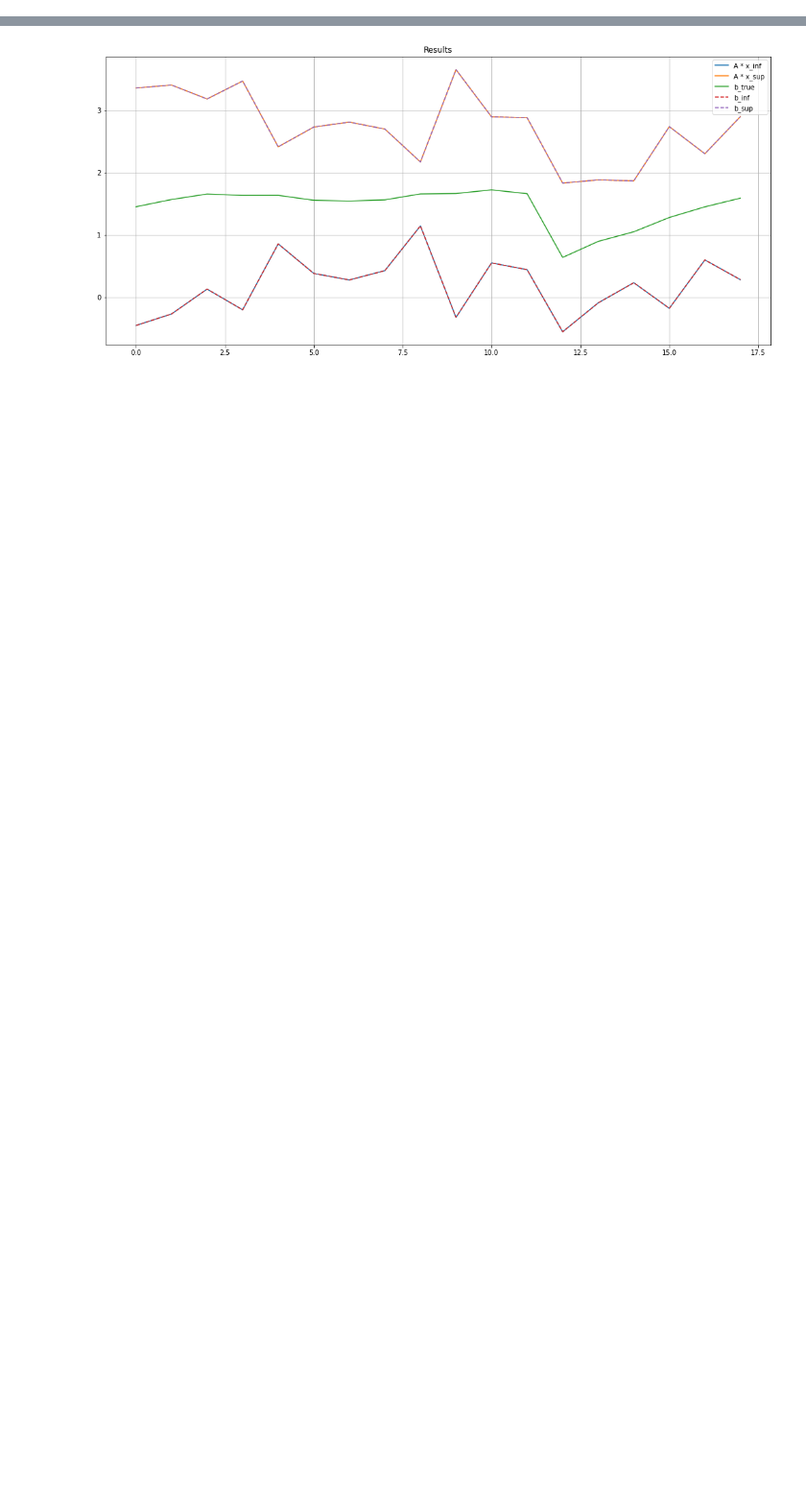
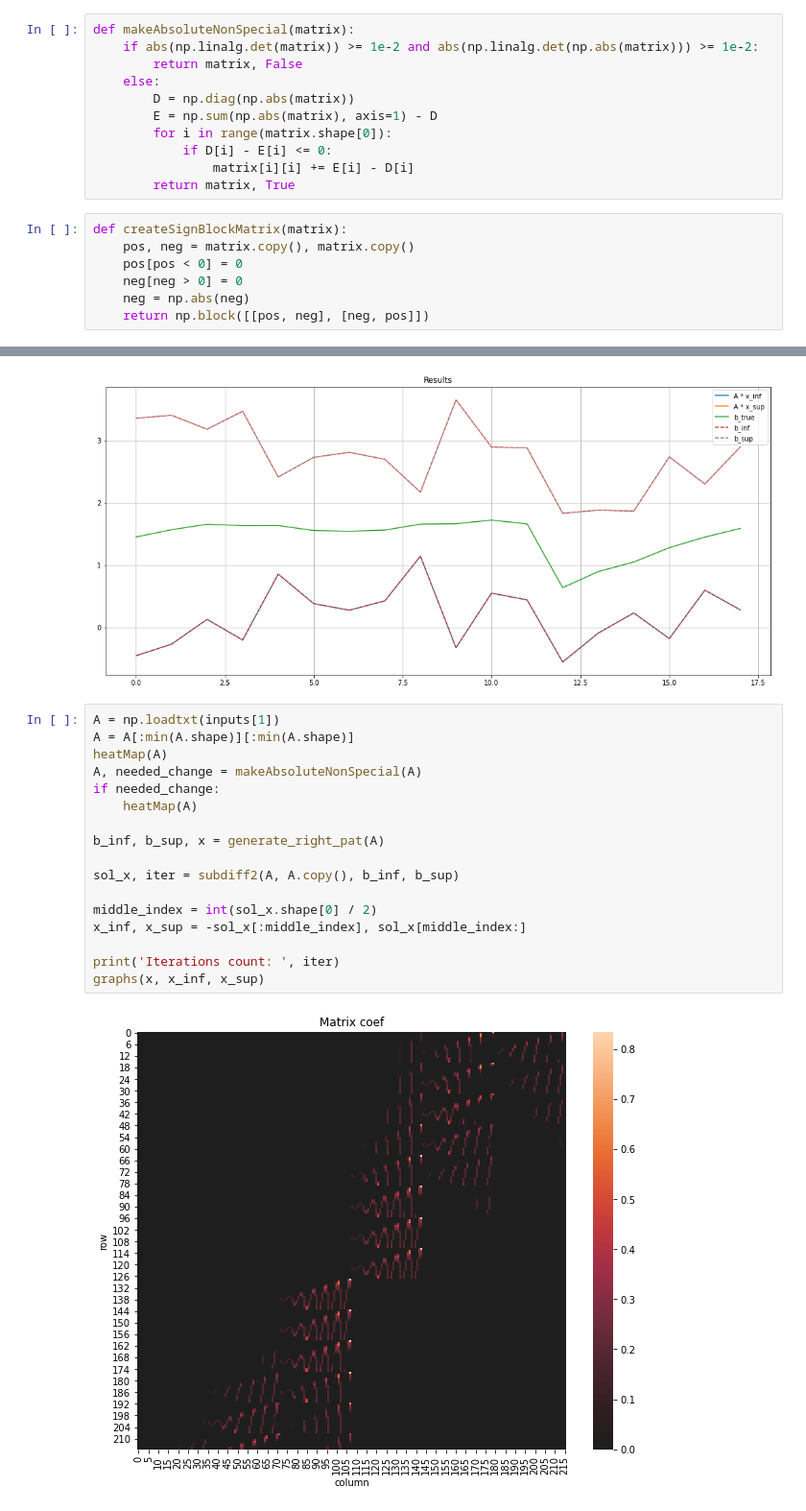
Before and after one commit to YudzhinNSK/VK_labs, a Jupyter notebook: lab5/lab5.ipynb, the cells around one changed output, grey strips where cells are left out. Shown at 96% size. Saved outputs shown, nothing was run; the diff lists cells and outputs as text; blank space fills up the shorter version.

```diff
--- a/lab5/lab5.ipynb
+++ b/lab5/lab5.ipynb
@@ -39,6 +40,24 @@ def sti_dot_mtx(matrix):
     neg[neg > 0] = 0
     neg = np.fabs(neg)
     return np.block([[pos, neg], [neg, pos]])
+# %%
+def makeAbsoluteNonSpecial(matrix):
+    if abs(np.linalg.det(matrix)) >= 1e-2 and abs(np.linalg.det(np.abs(matrix))) >= 1e-2:
+        return matrix, False
+    else:
+        D = np.diag(np.abs(matrix))
+        E = np.sum(np.abs(matrix), axis=1) - D
+        for i in range(matrix.shape[0]):
+            if D[i] - E[i] <= 0:
+                matrix[i][i] += E[i] - D[i]
+        return matrix, True
+# %%
+def createSignBlockMatrix(matrix):
+    pos, neg = matrix.copy(), matrix.copy()
+    pos[pos < 0] = 0
+    neg[neg > 0] = 0
+    neg = np.abs(neg)
+    return np.block([[pos, neg], [neg, pos]])
 # %%
 def compute_sub_grad(D, i, j, A_inf, A_sup, b_inf, b_sup):
     n = D.shape[0] // 2;
@@ -508,3 +647,22 @@ solve4(A)
 6.3812338592509e-18
 [figure]
 [figure]
+# %%
+A = np.loadtxt(inputs[1])
+A = A[:min(A.shape)][:min(A.shape)]
+heatMap(A)
+A, needed_change = makeAbsoluteNonSpecial(A)
+if needed_change:
+    heatMap(A)
+
+b_inf, b_sup, x = generate_right_pat(A)
+
+sol_x, iter = subdiff2(A, A.copy(), b_inf, b_sup)
+
+middle_index = int(sol_x.shape[0] / 2)
+x_inf, x_sup = -sol_x[:middle_index], sol_x[middle_index:]
+
+print('Iterations count: ', iter)
+graphs(x, x_inf, x_sup)
+# %% [output]
+[figure, added]
```
Also changed, not shown: parts of 5 cells of this notebook.
